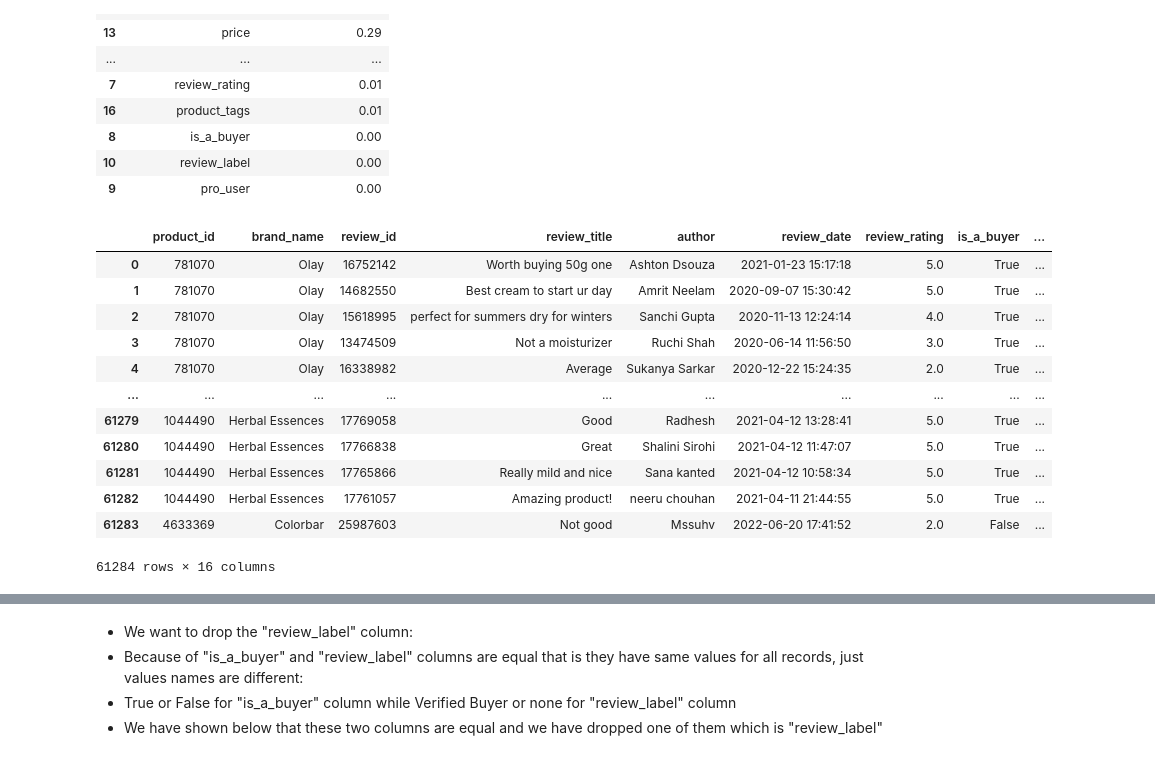
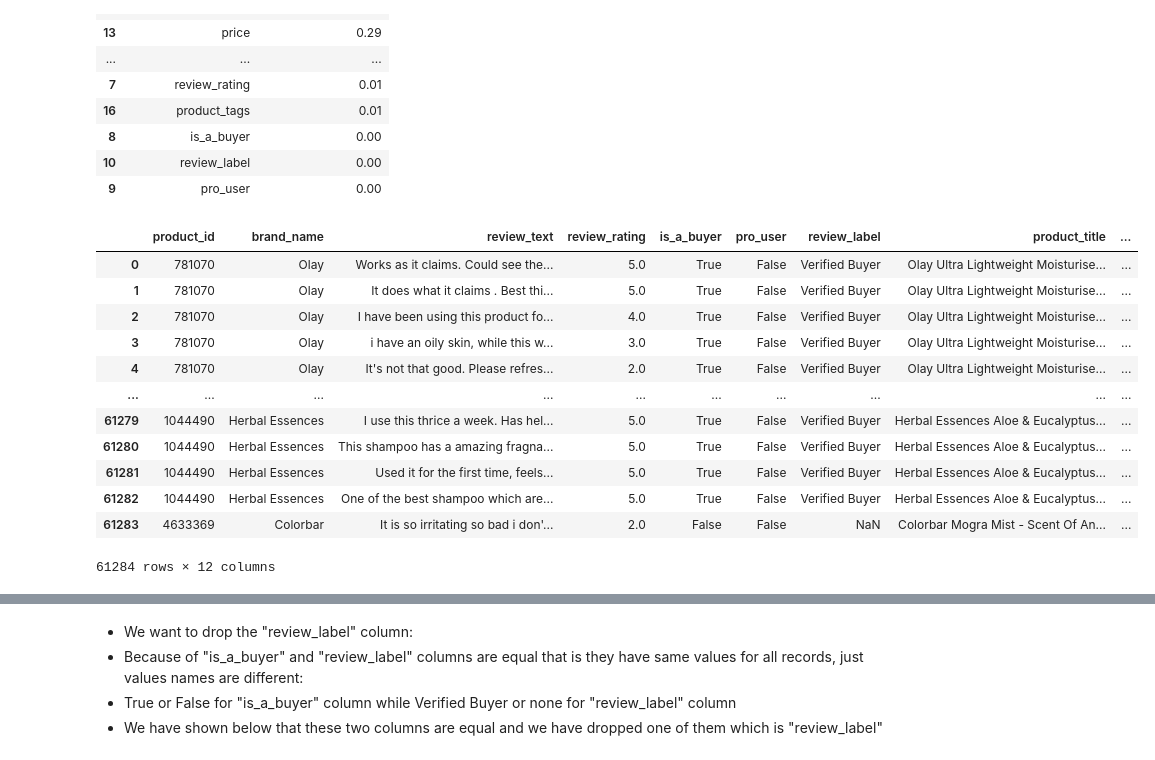
Before and after one commit to MertKilincer/Customer_Verify_Classification, a Jupyter notebook: project.ipynb, the cells around one changed output, grey strips where cells are left out. Saved outputs shown, nothing was run; the diff lists cells and outputs as text; code cells hidden in the pictures.

```diff
--- a/project.ipynb
+++ b/project.ipynb
@@ -127,33 +149,33 @@ def drop_columns(df: pd.DataFrame, columns_to_drop: list) -> pd.DataFrame:
     """Drop specified columns from a DataFrame.
 
     Args:
-    df (pd.DataFrame): The DataFrame from which to drop columns.
-    columns_to_drop (list): A list of column names to be dropped.
+    - df (pd.DataFrame): The DataFrame from which to drop columns.
+    - columns_to_drop (list): A list of column names to be dropped.
 
     Returns:
-    pd.DataFrame: A new DataFrame with specified columns removed.
+    - pd.DataFrame: A new DataFrame with specified columns removed.
     """
     # Drop the specified columns
     df_dropped = df.drop(columns=columns_to_drop, errors='ignore')
     return df_dropped
 # %%
-columns_to_remove = ['review_text', 'product_tags']
+columns_to_remove = ['review_id', 'product_tags','review_date','product_url','review_title','author']
 df_dropped = drop_columns(data, columns_to_remove)
 df_dropped
 # %% [output]
-|  | product_id | brand_name | review_id | review_title | author | review_date | review_rating | is_a_buyer | ... |
-| 0 | 781070 | Olay | 16752142 | Worth buying 50g one | Ashton Dsouza | 2021-01-23 15:17:18 | 5.0 | True | ... |
-| 1 | 781070 | Olay | 14682550 | Best cream to start ur day | Amrit Neelam | 2020-09-07 15:30:42 | 5.0 | True | ... |
-| 2 | 781070 | Olay | 15618995 | perfect for summers dry for winters | Sanchi Gupta | 2020-11-13 12:24:14 | 4.0 | True | ... |
-| 3 | 781070 | Olay | 13474509 | Not a moisturizer | Ruchi Shah | 2020-06-14 11:56:50 | 3.0 | True | ... |
-| 4 | 781070 | Olay | 16338982 | Average | Sukanya Sarkar | 2020-12-22 15:24:35 | 2.0 | True | ... |
+|  | product_id | brand_name | review_text | review_rating | is_a_buyer | pro_user | review_label | product_title | ... |
+| 0 | 781070 | Olay | Works as it claims. Could see the... | 5.0 | True | False | Verified Buyer | Olay Ultra Lightweight Moisturise... | ... |
+| 1 | 781070 | Olay | It does what it claims . Best thi... | 5.0 | True | False | Verified Buyer | Olay Ultra Lightweight Moisturise... | ... |
+| 2 | 781070 | Olay | I have been using this product fo... | 4.0 | True | False | Verified Buyer | Olay Ultra Lightweight Moisturise... | ... |
+| 3 | 781070 | Olay | i have an oily skin, while this w... | 3.0 | True | False | Verified Buyer | Olay Ultra Lightweight Moisturise... | ... |
+| 4 | 781070 | Olay | It's not that good. Please refres... | 2.0 | True | False | Verified Buyer | Olay Ultra Lightweight Moisturise... | ... |
 | ... | ... | ... | ... | ... | ... | ... | ... | ... | ... |
-| 61279 | 1044490 | Herbal Essences | 17769058 | Good | Radhesh | 2021-04-12 13:28:41 | 5.0 | True | ... |
-| 61280 | 1044490 | Herbal Essences | 17766838 | Great | Shalini Sirohi | 2021-04-12 11:47:07 | 5.0 | True | ... |
-| 61281 | 1044490 | Herbal Essences | 17765866 | Really mild and nice | Sana kanted | 2021-04-12 10:58:34 | 5.0 | True | ... |
-| 61282 | 1044490 | Herbal Essences | 17761057 | Amazing product! | neeru chouhan | 2021-04-11 21:44:55 | 5.0 | True | ... |
-| 61283 | 4633369 | Colorbar | 25987603 | Not good | Mssuhv | 2022-06-20 17:41:52 | 2.0 | False | ... |
+| 61279 | 1044490 | Herbal Essences | I use this thrice a week. Has hel... | 5.0 | True | False | Verified Buyer | Herbal Essences Aloe & Eucalyptus... | ... |
+| 61280 | 1044490 | Herbal Essences | This shampoo has a amazing fragna... | 5.0 | True | False | Verified Buyer | Herbal Essences Aloe & Eucalyptus... | ... |
+| 61281 | 1044490 | Herbal Essences | Used it for the first time, feels... | 5.0 | True | False | Verified Buyer | Herbal Essences Aloe & Eucalyptus... | ... |
+| 61282 | 1044490 | Herbal Essences | One of the best shampoo which are... | 5.0 | True | False | Verified Buyer | Herbal Essences Aloe & Eucalyptus... | ... |
+| 61283 | 4633369 | Colorbar | It is so irritating so bad i don'... | 2.0 | False | False | NaN | Colorbar Mogra Mist - Scent Of An... | ... |
-61284 rows × 16 columns
+61284 rows × 12 columns
 # %%
 df_dropped['review_label'] = df_dropped['review_label'].fillna(value="none")
 # %%
```
Also changed, not shown: parts of 25 cells of this notebook.
